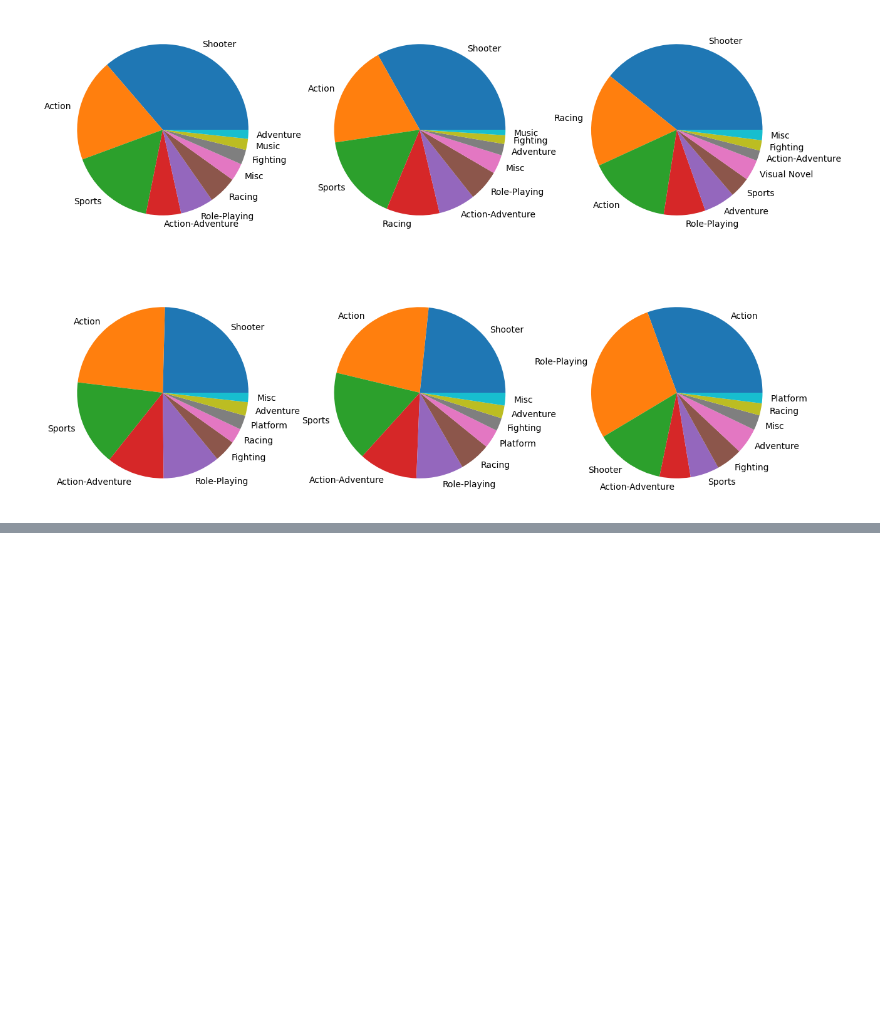
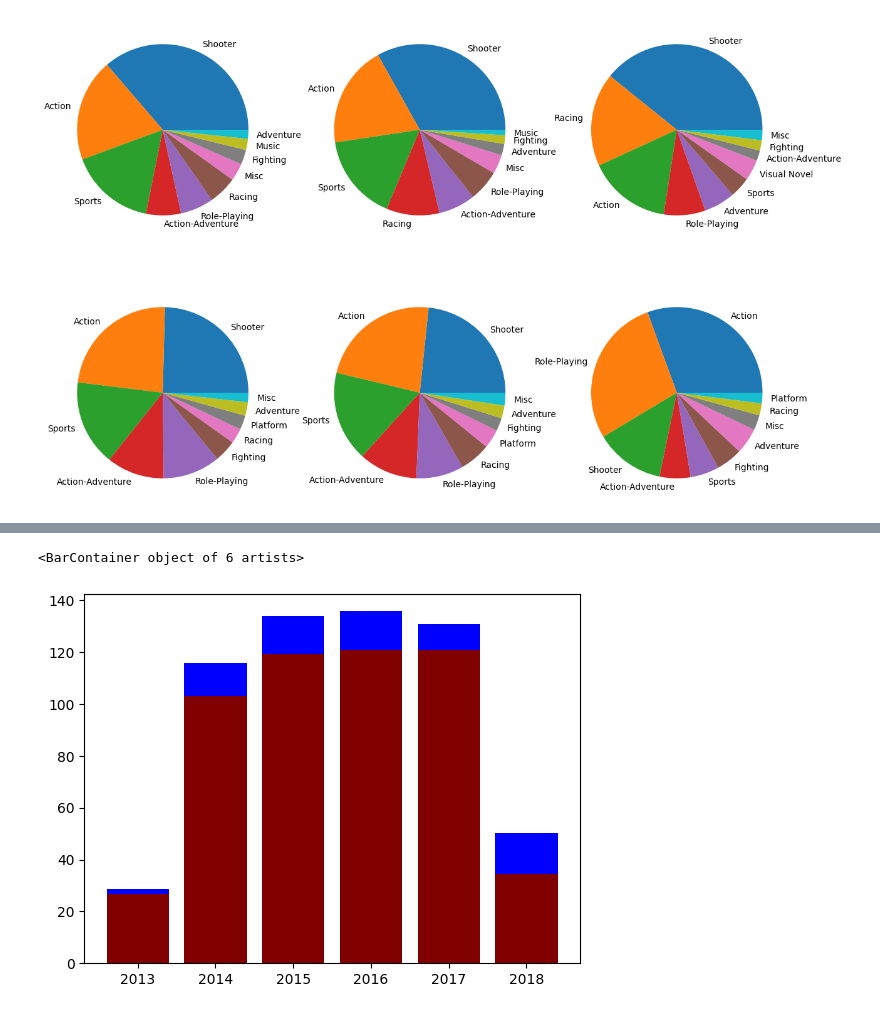
Before and after one commit to devrhathi/videogames_sales, a Jupyter notebook: Analysis/temp.ipynb, the cells around one changed output, grey strips where cells are left out. Cells and saved outputs as stored; diff of their text form; code cells hidden in the pictures; blank space fills up the shorter version.

```diff
--- a/Analysis/temp.ipynb
+++ b/Analysis/temp.ipynb
@@ -224,0 +211,19 @@ plt.show()
+# %%
+ps_df = pd.read_csv("../Datasets/PS4_GamesSales.csv",parse_dates=['Year'],encoding="latin1")
+ps_df["Year"] = ps_df['Year'].dt.year
+ps_df = ps_df[ps_df.Year < 2019]
+ps_ex = ['Uncharted', 'Spider', 'God of', 'Bloodborne', 'Knack', 'Infamous', 'inFAMOUS', 'DriveClub', 'The Last of Us', 'MLB', 'Until Dawn', 'Gravity Rush', 'Tearaway', 'The Order', 'Ratchet', 'Horizon']
+ps_df_sp = ps_df[ps_df['Game'].str.startswith(tuple(ps_ex))]
+ps_df_wo = ps_df[~ps_df['Game'].str.startswith(tuple(ps_ex))]
+
+
+ps_df_sales = ps_df_sp.groupby('Year')[['Global']].sum()
+ps_df_wo_sales = ps_df_wo.groupby('Year')[['Global']].sum()
+
+
+
+plt.bar(ps_df_wo_sales.index, ps_df_wo_sales.Global, color='maroon')
+plt.bar(ps_df_sales.index, ps_df_sales.Global, color='blue', bottom=ps_df_wo_sales['Global'])
+# %% [output]
+<BarContainer object of 6 artists>
+[figure, added]
```
Also changed, not shown: parts of 4 cells of this notebook, 1 other file.
